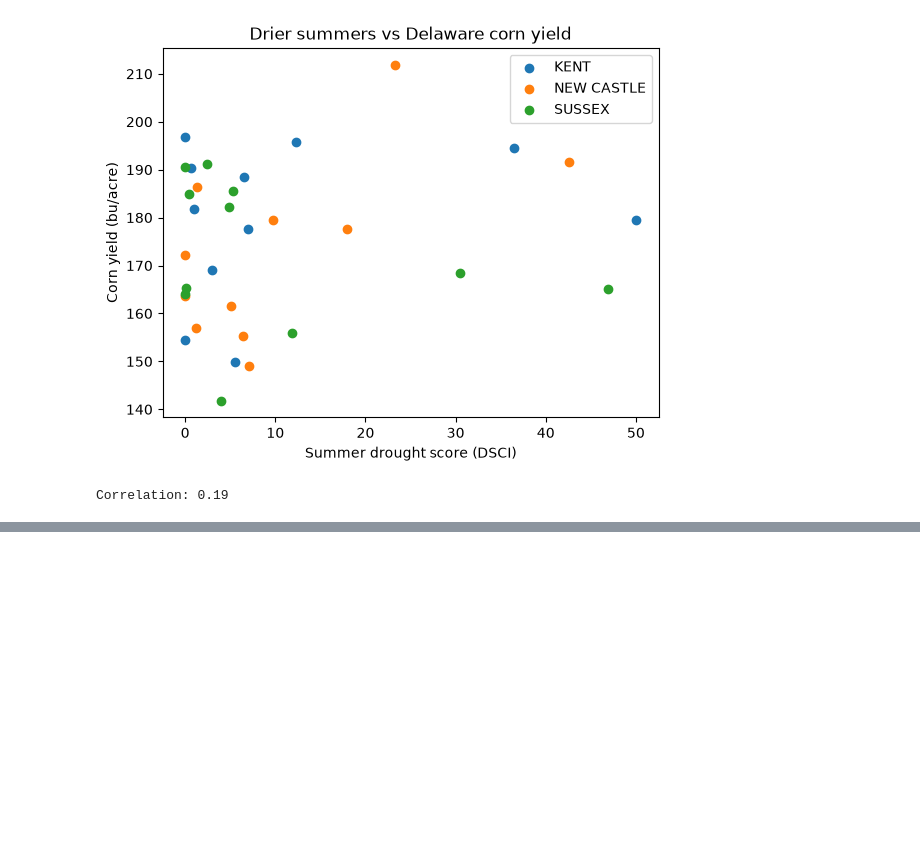
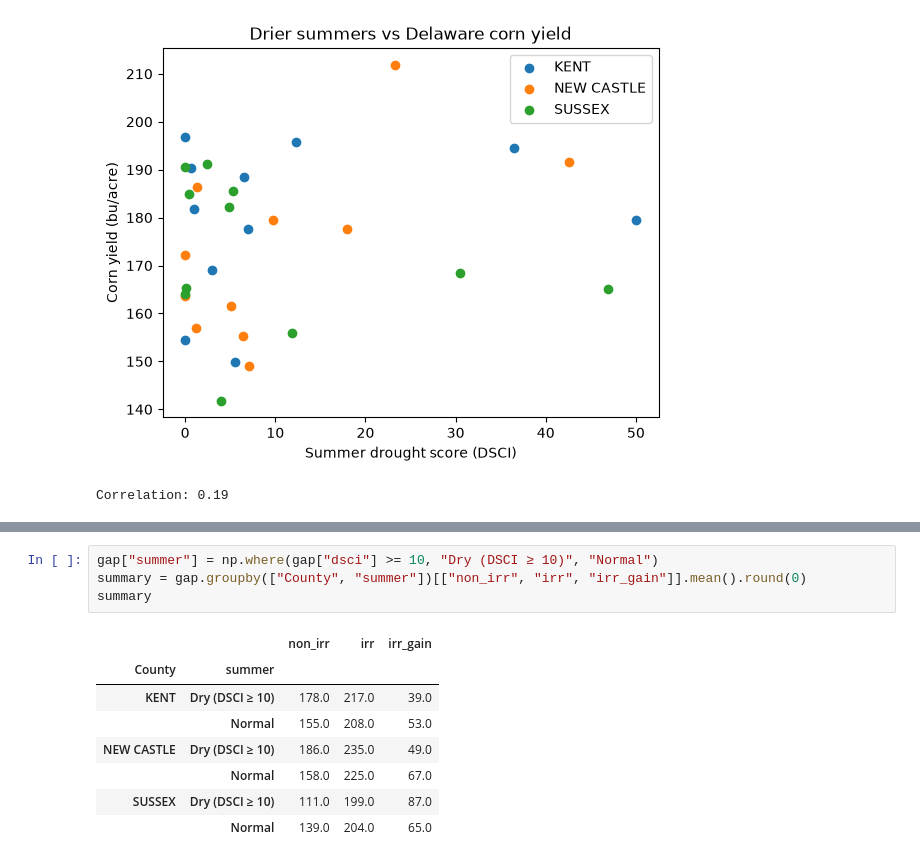
Before and after one commit to lod23/agri-hackathon, a Jupyter notebook: notebooks/explore.ipynb, the cells around one changed output, grey strips where cells are left out. Saved outputs shown, nothing was run; the diff lists cells and outputs as text; blank space fills up the shorter version.

```diff
--- a/notebooks/explore.ipynb
+++ b/notebooks/explore.ipynb
@@ -126,0 +168,13 @@ Correlation: 0.19
+# %%
+gap["summer"] = np.where(gap["dsci"] >= 10, "Dry (DSCI ≥ 10)", "Normal")
+summary = gap.groupby(["County", "summer"])[["non_irr", "irr", "irr_gain"]].mean().round(0)
+summary
+# %% [output]
+|  |  | non_irr | irr | irr_gain |
+| County | summer |  |  |  |
+| KENT | Dry (DSCI ≥ 10) | 178.0 | 217.0 | 39.0 |
+|  | Normal | 155.0 | 208.0 | 53.0 |
+| NEW CASTLE | Dry (DSCI ≥ 10) | 186.0 | 235.0 | 49.0 |
+|  | Normal | 158.0 | 225.0 | 67.0 |
+| SUSSEX | Dry (DSCI ≥ 10) | 111.0 | 199.0 | 87.0 |
+|  | Normal | 139.0 | 204.0 | 65.0 |
```
Also changed, not shown: parts of 4 cells of this notebook, 2 other files.
